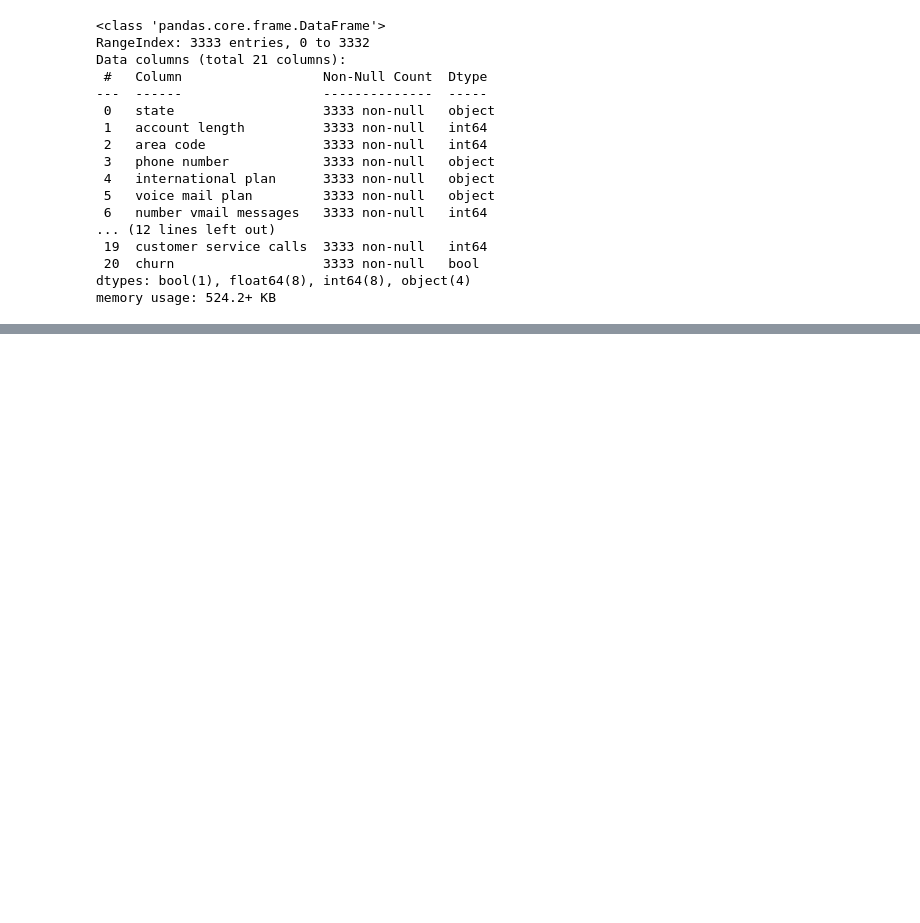
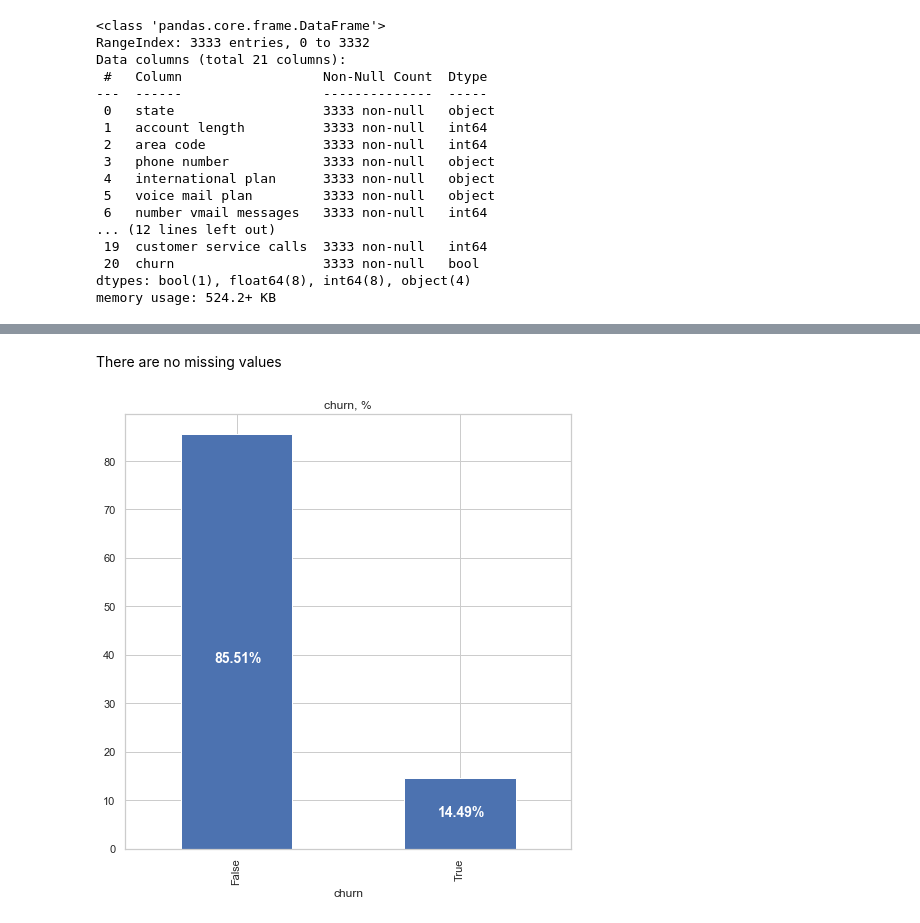
Before and after one commit to nyange21/TelecomChurnPredict-phase3, a Jupyter notebook: model.ipynb, the cells around one changed output, grey strips where cells are left out. Saved outputs shown, nothing was run; the diff lists cells and outputs as text; code cells hidden in the pictures; blank space fills up the shorter version.

```diff
--- a/model.ipynb
+++ b/model.ipynb
@@ -92,0 +97,11 @@ memory usage: 524.2+ KB
+# %%
+# importing neccesary libraries
+import numpy as np
+import pandas as pd
+import matplotlib.pyplot as plt
+import seaborn as sns
+sns.set(rc={'figure.figsize':(8, 8), 'axes.facecolor':'#E4F5FF', 'figure.facecolor':'cornflowerblue'});
+sns.set_style("whitegrid")
+
+import warnings
+warnings.filterwarnings('ignore')
@@ -92,0 +136,3 @@ memory usage: 524.2+ KB
+# %%
+# drop irelevant columns
+df=df.drop(['phone number','state','area code'], axis=1)
@@ -92,0 +162,14 @@ memory usage: 524.2+ KB
+# %% [markdown]
+There are no missing values
+# %%
+# check for the distribution of churn
+fig, ax = plt.subplots(figsize=(8, 8))
+churn_dist = df['churn'].value_counts(normalize=True) * 100
+ax = churn_dist.plot(kind='bar')
+ax.set_xlabel('churn')
+ax.set_title('churn, %')
+for p in ax.patches:
+    width, height = p.get_width(), p.get_height()
+    ax.annotate('{:.2f}%'.format(height), (p.get_x()+ 0.3 * width, p.get_y()+ 0.45 * height), color = 'white', weight = 'bold', size = 14)
+# %% [output]
+[figure, added]
```
Also changed, not shown: parts of 23 cells of this notebook.
